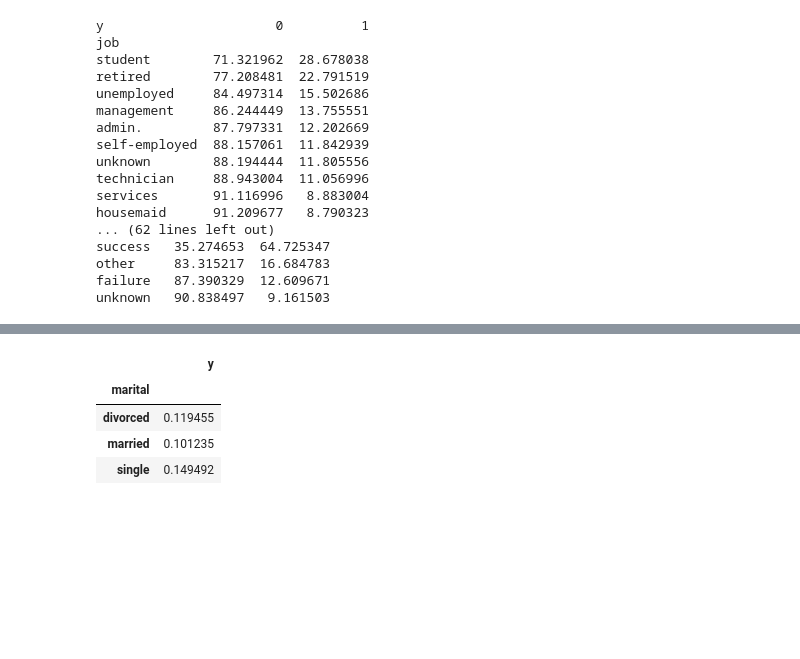
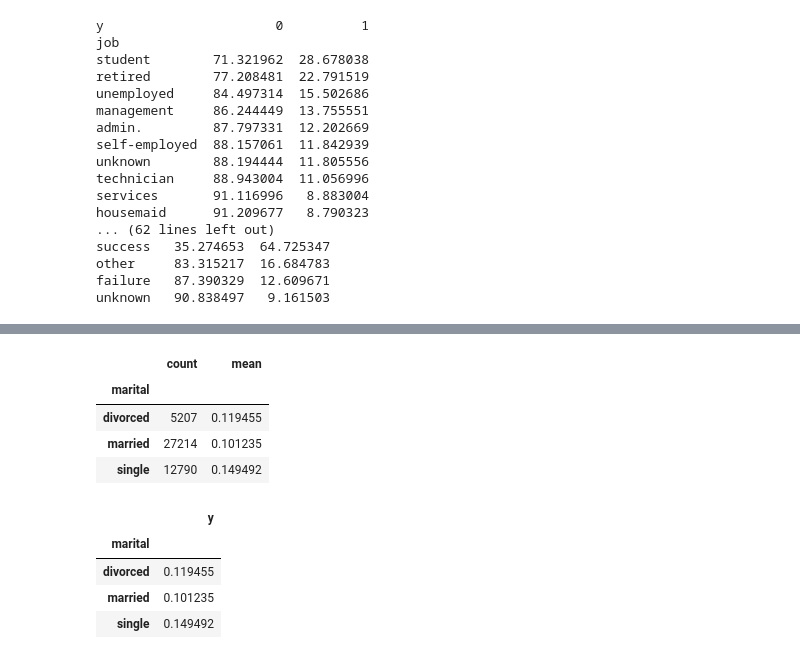
Before and after one commit to jdug1981/proyecto_final, a Jupyter notebook: Proyecto_final_final.ipynb, the cells around one changed output, grey strips where cells are left out. Cells and saved outputs as stored; diff of their text form; code cells hidden in the pictures; blank space fills up the shorter version.

```diff
--- a/Proyecto_final_final.ipynb
+++ b/Proyecto_final_final.ipynb
@@ -302,3 +306,11 @@ unknown   90.838497   9.161503
+# %%
+data.groupby('marital').agg(count=('y', 'count'), mean=('y', 'mean'))
+# %% [output]
+|  | count | mean |
+| marital |  |  |
+| divorced | 5207 | 0.119455 |
+| married | 27214 | 0.101235 |
+| single | 12790 | 0.149492 |
 # %%
 #Exploración de variables categóricas
 # Con este análisis detectamos las relaciones que puede tener c/u de las variables vs la variable objetivo.
```
Also changed, not shown: parts of 7 cells of this notebook.
